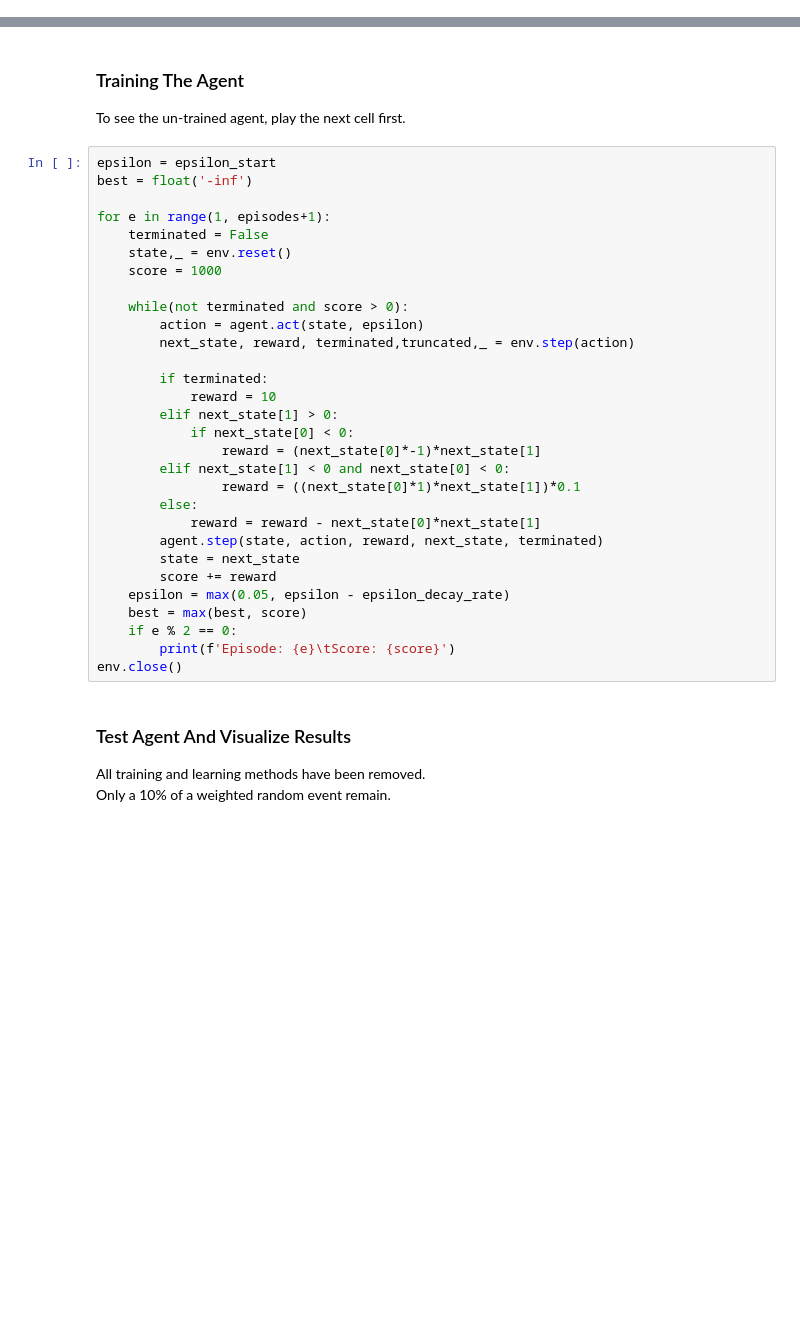
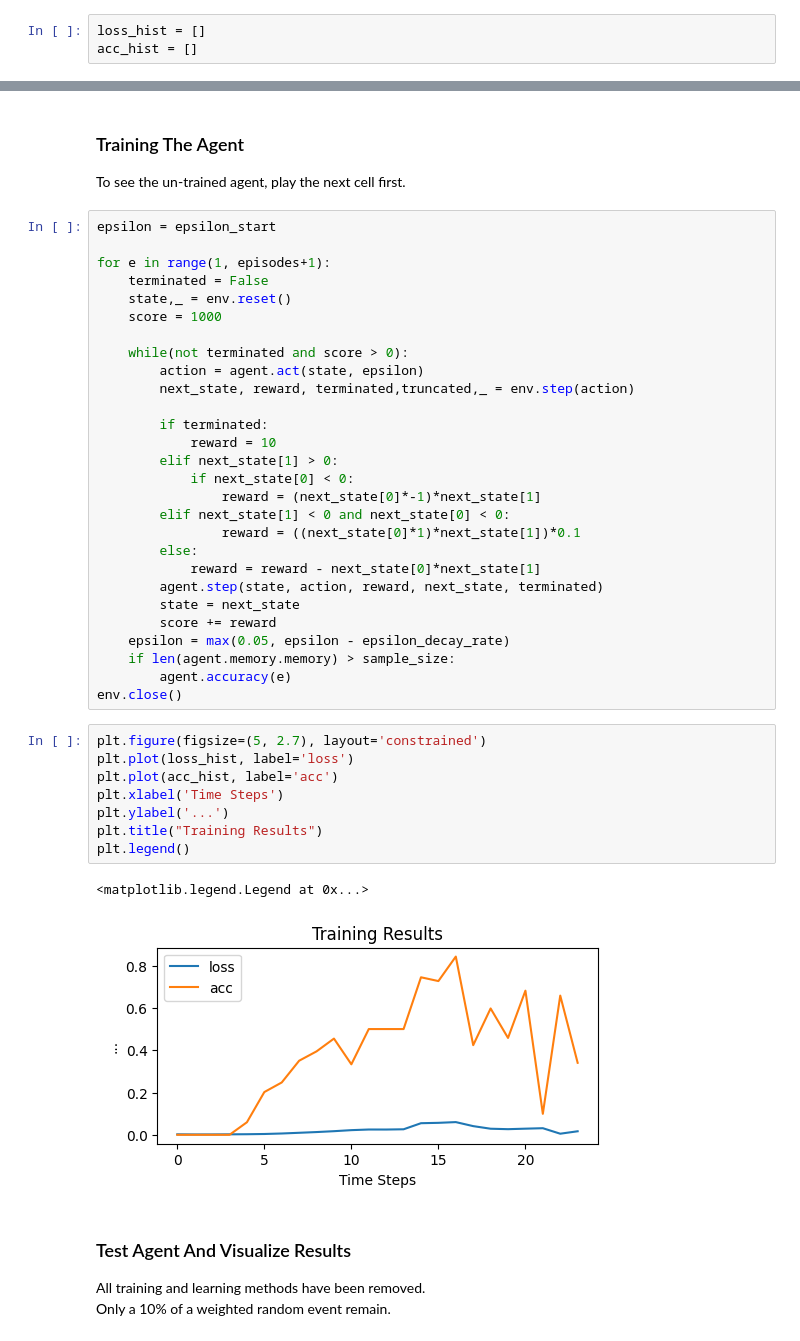
Before and after one commit to Monte42/Artificial_Intelligence, a Jupyter notebook: 1_Deep_Q_Learning/mountian_car.ipynb, the cells around one changed output, grey strips where cells are left out. Cells and saved outputs as stored; diff of their text form; blank space fills up the shorter version.

```diff
--- a/1_Deep_Q_Learning/mountian_car.ipynb
+++ b/1_Deep_Q_Learning/mountian_car.ipynb
@@ -36,6 +38,9 @@ interpolation_parameter = 1e-3
 epsilon_start = 1.0
 epsilon_end = 0.1
 epsilon_decay_rate = 1.2 / episodes
+# %%
+loss_hist = []
+acc_hist = []
 # %% [markdown]
 ### Agents Environment
 # %%
@@ -142,7 +158,6 @@ agent = Agent(state_size,action_size)
 To see the un-trained agent, play the next cell first.
 # %%
 epsilon = epsilon_start
-best = float('-inf')
 
 for e in range(1, episodes+1):
     terminated = False
@@ -166,10 +181,20 @@ for e in range(1, episodes+1):
         state = next_state
         score += reward
     epsilon = max(0.05, epsilon - epsilon_decay_rate)
-    best = max(best, score)
-    if e % 2 == 0:
-        print(f'Episode: {e}\tScore: {score}')
+    if len(agent.memory.memory) > sample_size:
+        agent.accuracy(e)
 env.close()
+# %%
+plt.figure(figsize=(5, 2.7), layout='constrained')
+plt.plot(loss_hist, label='loss')
+plt.plot(acc_hist, label='acc')
+plt.xlabel('Time Steps')
+plt.ylabel('...')
+plt.title("Training Results")
+plt.legend()
+# %% [output]
+<matplotlib.legend.Legend at 0x...>
+[figure, added]
 # %% [markdown]
 ### Test Agent And Visualize Results
 All training and learning methods have been removed.\
```
Also changed, not shown: parts of 5 cells of this notebook, 4 other files.
